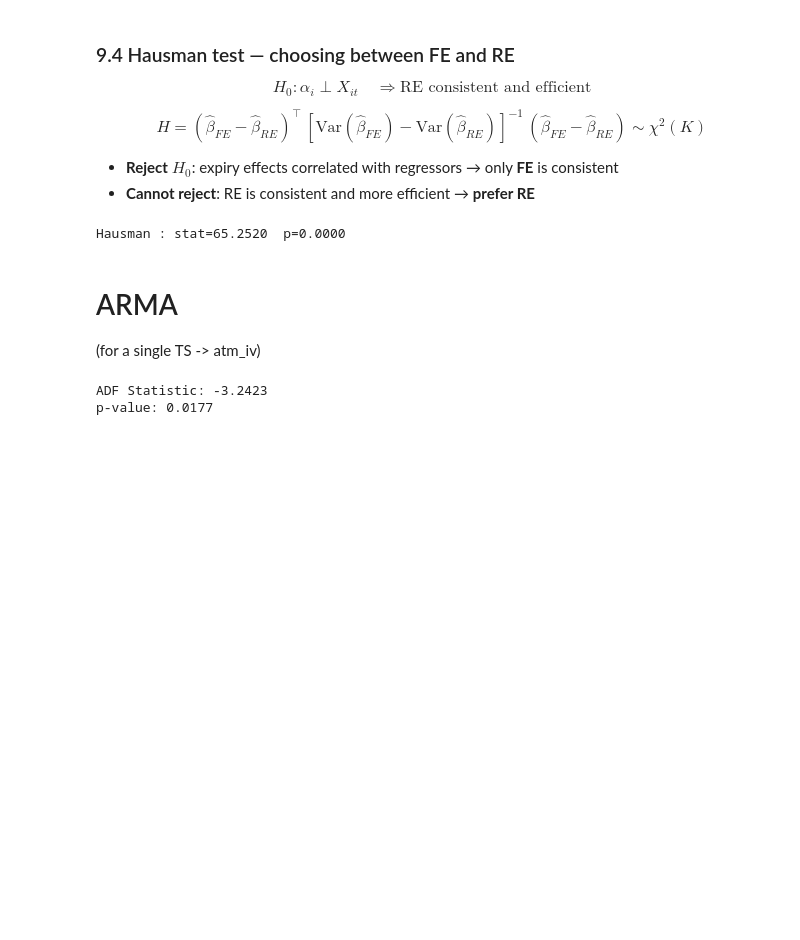
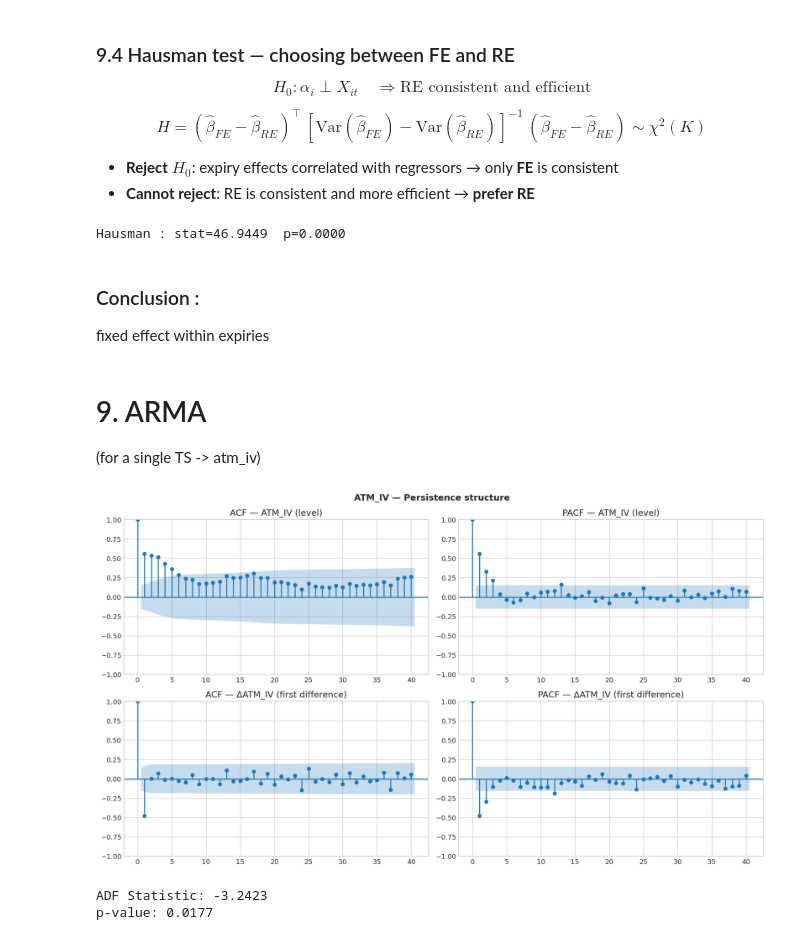
Before and after one commit to GabrielDelhay/Econometrics-project, a Jupyter notebook: SPX_Volatility_Project.ipynb, the cells around one changed output. Saved outputs shown, nothing was run; the diff lists cells and outputs as text; code cells hidden in the pictures; blank space fills up the shorter version.

```diff
--- a/SPX_Volatility_Project.ipynb
+++ b/SPX_Volatility_Project.ipynb
@@ -482,6 +481,8 @@ Vix_close = hist["Close"]
 reg_base = reg.copy()   # protect reg before adding VIX
 Vix_close.index = Vix_close.index.tz_localize(None)
 reg = reg_base.join(Vix_close.rename("vix"), how="left")
+# VIX en décimal — cohérent avec tout le reste
+reg['vix_norm'] = reg['vix'] / 100
 # %% [markdown]
 ### Model 1 — Mincer-Zarnowitz regression (baseline)
 
@@ -596,0 +648,13 @@ Significance: * p<0.05  ** p<0.01  *** p<0.001
+# %%
+reg['vix_atm_spread'] = reg['vix_norm'] - reg['atm_iv']
+
+# Reconstruire y proprement sur le bon index
+y = reg['rv_forward'].dropna()
+common_idx = y.index.intersection(
+    reg[['atm_iv', 'skew', 'convexity', 'vix_atm_spread']].dropna().index
+)
+y_clean = y.loc[common_idx]
+X_clean = reg.loc[common_idx, ['atm_iv', 'skew', 'convexity', 'vix_atm_spread']]
+
+r6 = ols(y_clean, X_clean)
+reg_table(r6, ['Const', 'ATM_IV', 'Skew', 'Convexity', 'VIX_ATM_Spread'])
@@ -760,22 +860,46 @@ $$H = (\hat\beta_{FE} - \hat\beta_{RE})^\top\,[\text{Var}(\hat\beta_{FE}) - \tex
 - **Reject** $H_0$: expiry effects correlated with regressors → only **FE** is consistent
 - **Cannot reject**: RE is consistent and more efficient → **prefer RE**
 # %%
-fe_lm = PanelOLS(y_pan, X_pan[x_cols], entity_effects=True).fit()
-re_lm = RandomEffects(y_pan, X_pan).fit()
-
-b_fe   = fe_lm.params.values
-b_re   = re_lm.params[x_cols].values
-V_fe   = fe_lm.cov.values
-V_re   = re_lm.cov.loc[x_cols, x_cols].values
-diff   = b_fe - b_re
-H      = float(diff @ np.linalg.inv(V_fe - V_re) @ diff)
-p      = 1 - stats.chi2.cdf(H, df=len(b_fe))
+b_fe  = fe_lm.params.values
+b_re  = re_lm.params[x_cols].values
+V_fe  = fe_lm.cov.values
+V_re  = re_lm.cov.loc[x_cols, x_cols].values
+diff  = b_fe - b_re
+H     = float(diff @ np.linalg.inv(V_fe - V_re) @ diff)
+p     = 1 - stats.chi2.cdf(H, df=len(b_fe))
 print(f"Hausman : stat={H:.4f}  p={p:.4f}")
 # %% [output]
-Hausman : stat=65.2520  p=0.0000
+Hausman : stat=46.9449  p=0.0000
+# %% [markdown]
+### Conclusion :
+fixed effect within expiries
 # %% [markdown]
-# ARMA
+# 9. ARMA
 (for a single TS -> atm_iv)
+# %%
+from statsmodels.graphics.tsaplots import plot_acf, plot_pacf
+from statsmodels.tsa.stattools import adfuller, kpss
+
+fig, axes = plt.subplots(2, 2, figsize=(14, 8))
+
+# ACF et PACF en niveau
+plot_acf(reg['atm_iv'].dropna(), lags=40, ax=axes[0,0],
+         title='ACF — ATM_IV (level)')
+plot_pacf(reg['atm_iv'].dropna(), lags=40, ax=axes[0,1],
+          title='PACF — ATM_IV (level)')
+
+# ACF et PACF en différence première
+atm_iv_diff = reg['atm_iv'].dropna().diff().dropna()
+plot_acf(atm_iv_diff, lags=40, ax=axes[1,0],
+         title='ACF — ΔATM_IV (first difference)')
+plot_pacf(atm_iv_diff, lags=40, ax=axes[1,1],
+          title='PACF — ΔATM_IV (first difference)')
+
+plt.suptitle('ATM_IV — Persistence structure', fontsize=13, fontweight='bold')
+plt.tight_layout()
+plt.show()
+# %% [output]
+[figure, added]
 # %%
 # stationnarity
 
```
Also changed, not shown: parts of 24 cells of this notebook.
